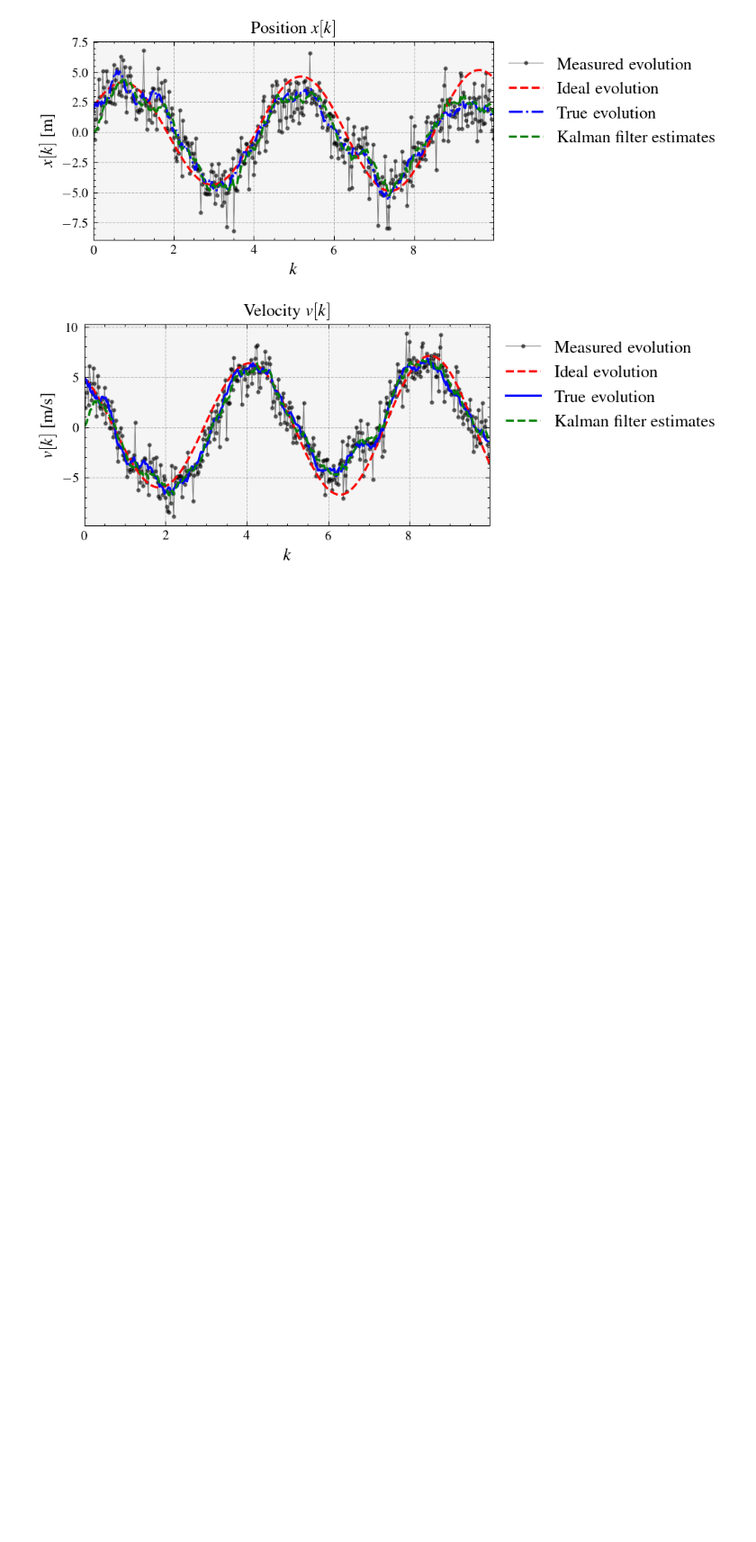
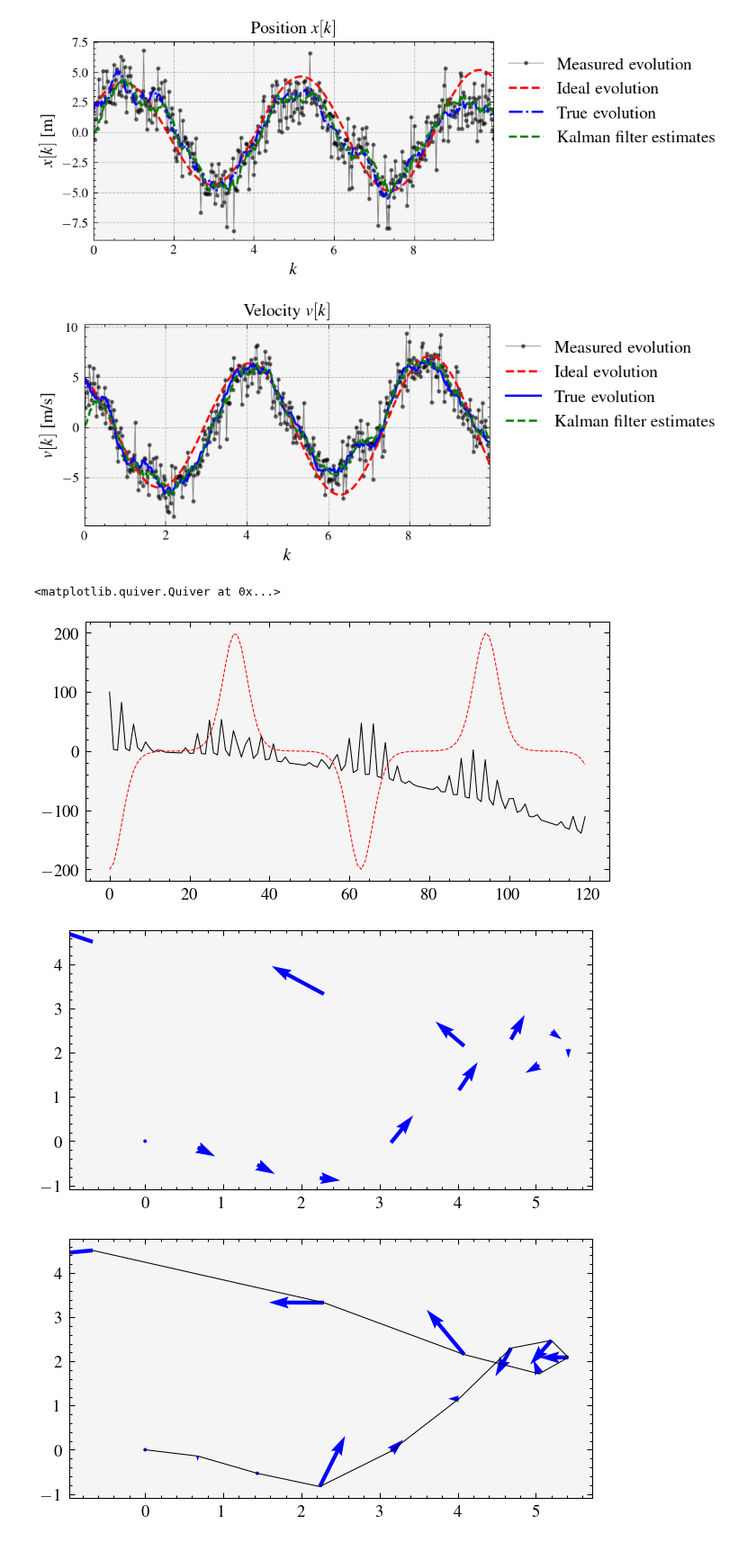
Before and after one commit to edsonportosilva/AdaptiveSignalProcessing, a Jupyter notebook: notebooks/7. Kalman filters.ipynb, the cells around one changed output. Shown at 90% size. Cells and saved outputs as stored; diff of their text form; code cells hidden in the pictures; blank space fills up the shorter version.

```diff
--- a/notebooks/7. Kalman filters.ipynb
+++ b/notebooks/7. Kalman filters.ipynb
@@ -276,0 +313,50 @@ plt.grid();
+# %%
+# dx = 0.10
+# x = np.arange(0,10, dx)
+# y = np.sin(2*x)**2 + np.log(x**3  + x**5 + 1) - 0.1*x**2
+
+dx = 0.1
+x = np.arange(0,12, dx)
+ax = 100*np.exp(-5*np.sin(10*x)**2)*np.cos(x)**2 - x**2
+ay = -200*np.exp(-5*np.sin(x)**2)*np.cos(x) # + 0.1*x**3
+
+
+accelerations = np.array([ax, ay]).T
+initial_position = (0, 0)
+initial_velocity = (5, 5)
+Δt = 0.01  # Sampling interval (e.g., in seconds)
+
+positions, velocities = calculate_position_velocity(accelerations, Δt, initial_position, initial_velocity)
+
+plt.figure()
+plt.plot(ax)
+plt.plot(ay)
+
+
+# Calculate speed in each component
+vx = velocities[:, 0]  # x-component of speed
+vy = velocities[:, 1]  # y-component of speed
+
+# Calculate acceleration in each component
+ax = np.diff(vx) / delta_t  # x-component of acceleration
+ay = np.diff(vy) / delta_t  # y-component of acceleration
+
+# Optional: Padding to make speed and acceleration arrays match the length of positions
+vx = np.concatenate(([0], vx))  # Assuming starting speed is zero
+vy = np.concatenate(([0], vy))  # Assuming starting speed is zero
+
+velocity = np.array([vx, vy]).T
+
+ax = np.concatenate(([0, 0], ax))  # Assuming starting speed is zero
+ay = np.concatenate(([0, 0], ay))  # Assuming starting speed is zero
+
+plt.figure()
+plt.quiver(positions[::10, 0], positions[::10, 1], vx[::10], vy[::10], color='b', units='xy')
+plt.figure()
+plt.plot(positions[::10, 0], positions[::10, 1])
+plt.quiver(positions[::10, 0], positions[::10, 1], ax[::10], ay[::10], color='b', units='xy')
+# %% [output]
+<matplotlib.quiver.Quiver at 0x...>
+[figure, added]
+[figure, added]
+[figure, added]
```
Also changed, not shown: parts of 7 cells of this notebook.
